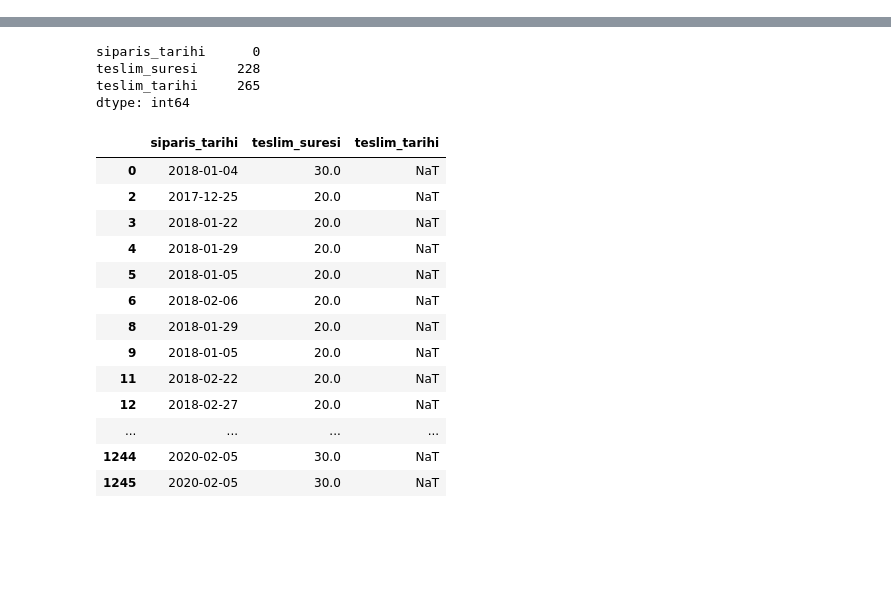
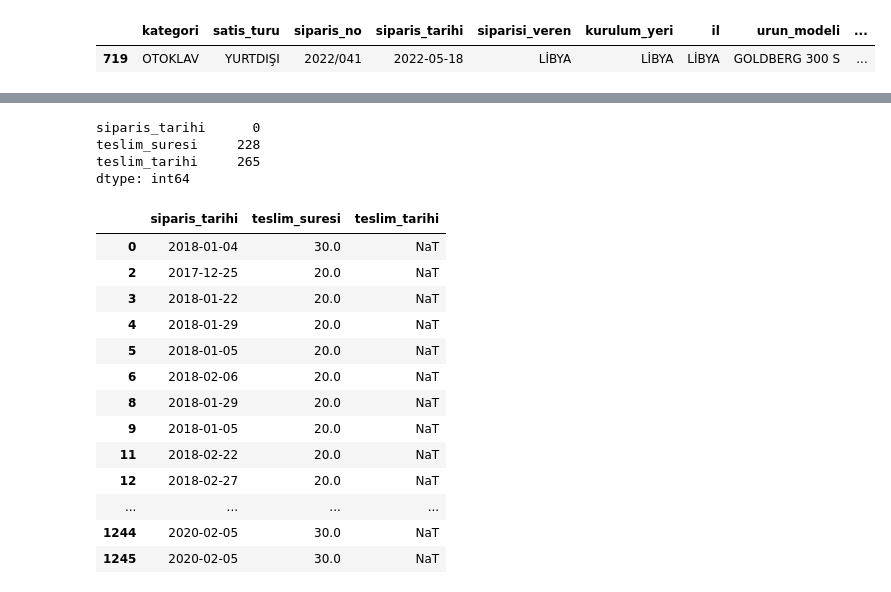
Before and after one commit to Duygu-Jones/LLM_Playground, a Jupyter notebook: 01_EDA/KATEGORILER/01_Otoklav_Oksijen/Duygu/Duygu_OTOKLAV_O2_eda-notebook.ipynb, the cells around one changed output, grey strips where cells are left out. Saved outputs shown, nothing was run; the diff lists cells and outputs as text; code cells hidden in the pictures; blank space fills up the shorter version.

```diff
--- a/01_EDA/KATEGORILER/01_Otoklav_Oksijen/Duygu/Duygu_OTOKLAV_O2_eda-notebook.ipynb
+++ b/01_EDA/KATEGORILER/01_Otoklav_Oksijen/Duygu/Duygu_OTOKLAV_O2_eda-notebook.ipynb
@@ -2532,0 +2488,5 @@ df_kategori.loc[[405]]
+# %%
+df_kategori.loc[[719]]
+# %% [output]
+|  | kategori | satis_turu | siparis_no | siparis_tarihi | siparisi_veren | kurulum_yeri | il | urun_modeli | ... |
+| 719 | OTOKLAV | YURTDIŞI | 2022/041 | 2022-05-18 | LİBYA | LİBYA | LİBYA | GOLDBERG 300 S | ... |
```
Also changed, not shown: parts of 18 cells of this notebook, 1 other file.
